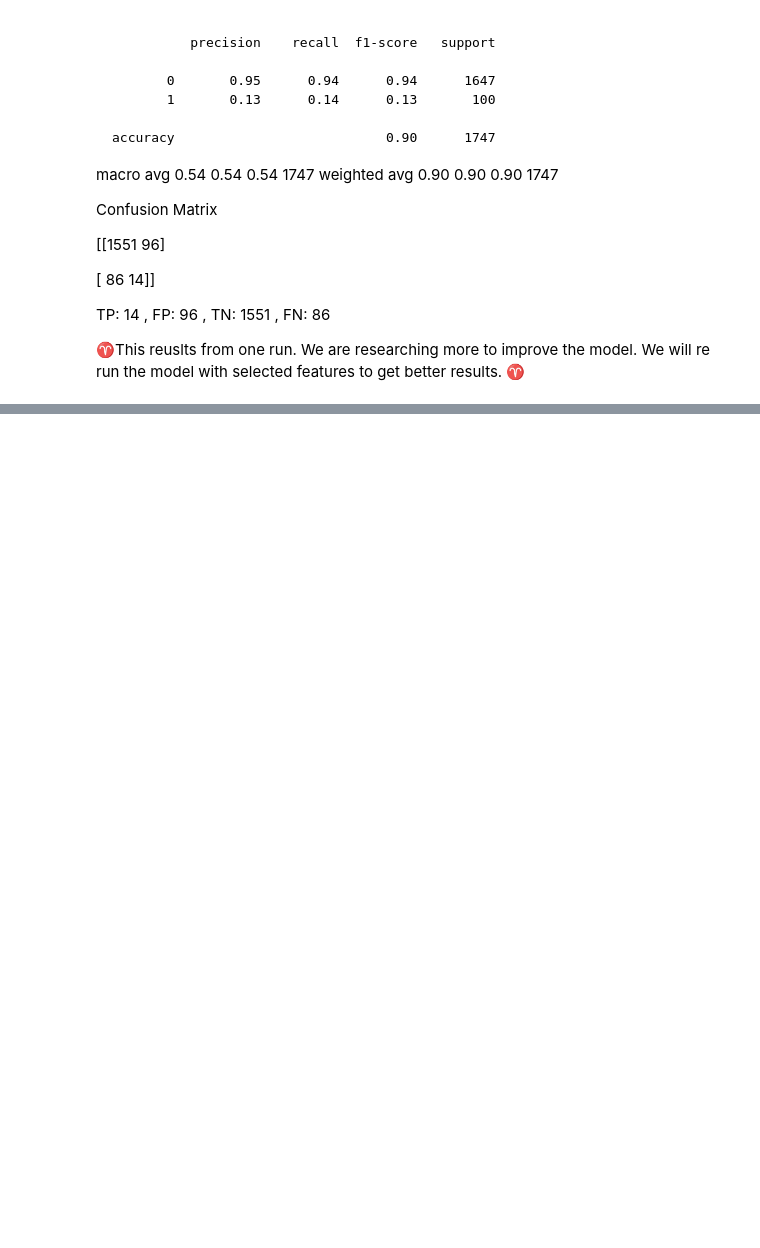
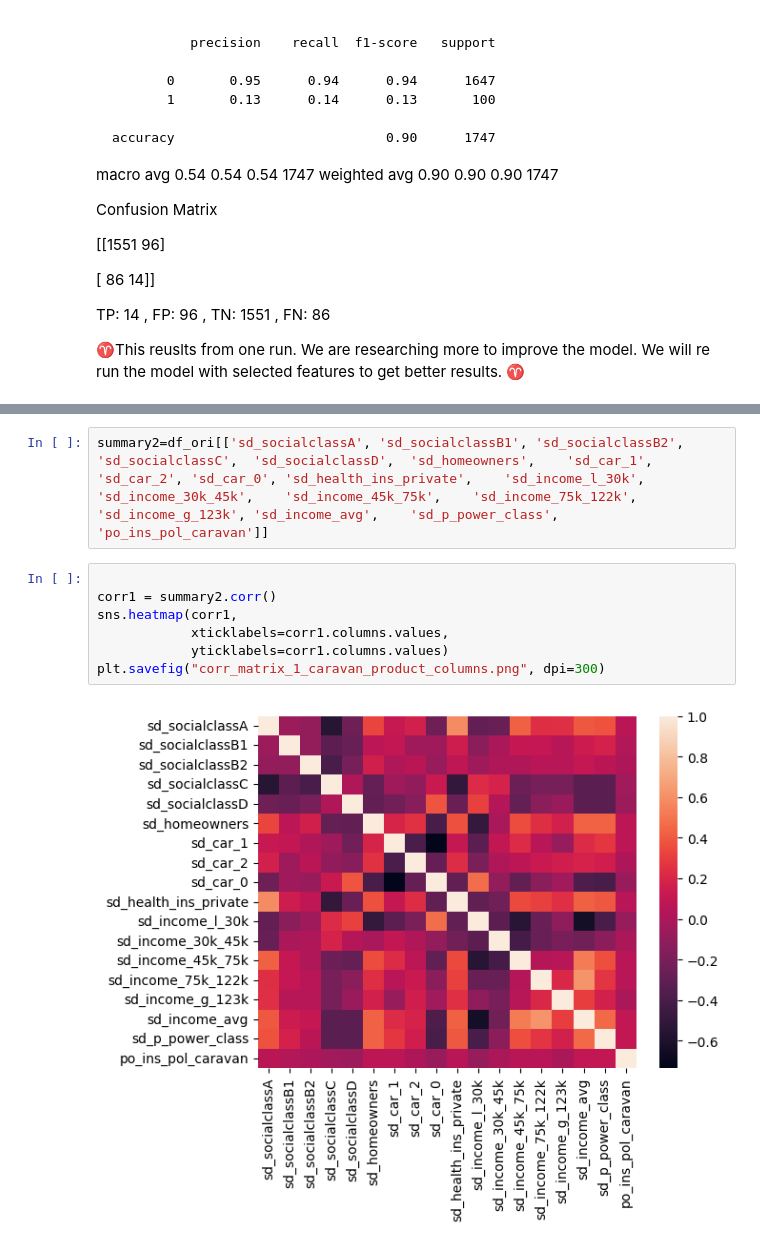
Before and after one commit to manohariw44/TMU-Big-Data-Analytics-Capstone-Project, a Jupyter notebook: PY01_Capst_COIL_sklearn.ipynb, the cells around one changed output, grey strips where cells are left out. Cells and saved outputs as stored; diff of their text form; blank space fills up the shorter version.

```diff
--- a/PY01_Capst_COIL_sklearn.ipynb
+++ b/PY01_Capst_COIL_sklearn.ipynb
@@ -539,0 +705,11 @@ TP:  14 , FP:  96 , TN:  1551 , FN: 86
+# %%
+summary2=df_ori[['sd_socialclassA',	'sd_socialclassB1',	'sd_socialclassB2',	'sd_socialclassC',	'sd_socialclassD',	'sd_homeowners',	'sd_car_1',	'sd_car_2',	'sd_car_0',	'sd_health_ins_private',	'sd_income_l_30k',	'sd_income_30k_45k',	'sd_income_45k_75k',	'sd_income_75k_122k',	'sd_income_g_123k',	'sd_income_avg',	'sd_p_power_class', 'po_ins_pol_caravan']]
+# %%
+
+corr1 = summary2.corr()
+sns.heatmap(corr1,
+            xticklabels=corr1.columns.values,
+            yticklabels=corr1.columns.values)
+plt.savefig("corr_matrix_1_caravan_product_columns.png", dpi=300)
+# %% [output]
+[figure, added]
```
Also changed, not shown: parts of 30 cells of this notebook, 2 other files.
